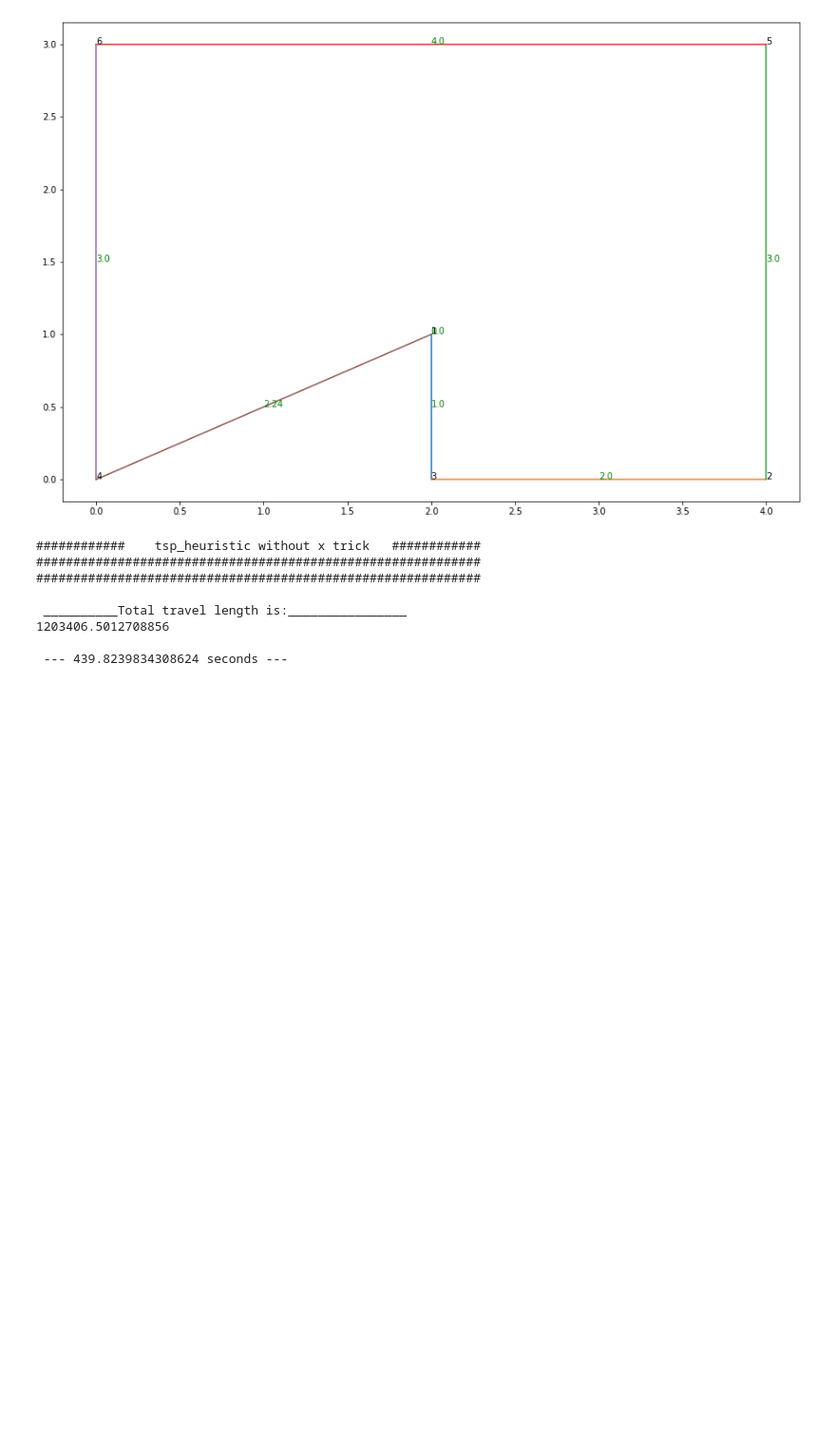
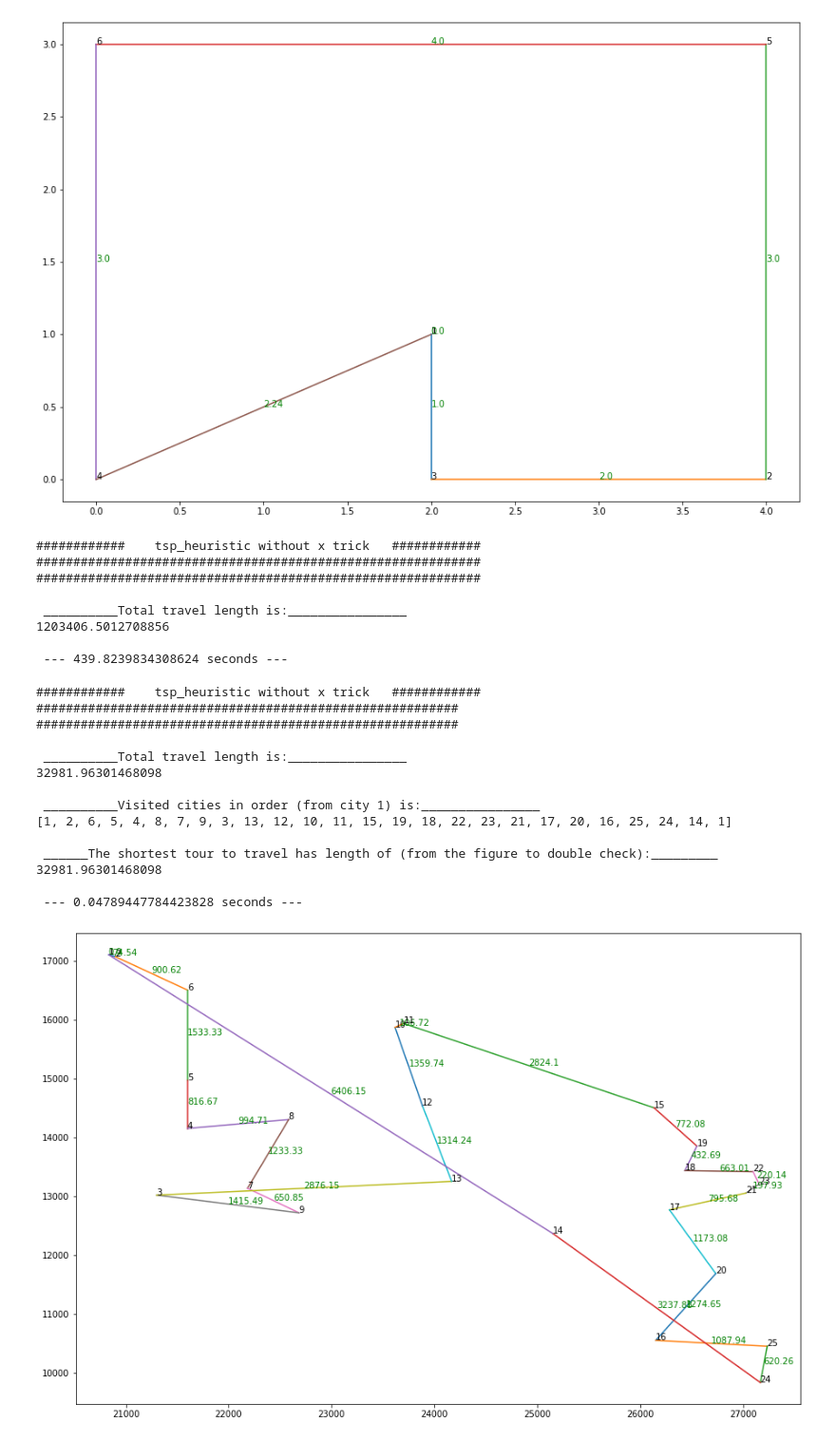
Before and after one commit to saniaki/tsp, a Jupyter notebook: tsp_heuristic/tsp_heuristic .ipynb, the cells around one changed output. Shown at 95% size. Cells and saved outputs as stored; diff of their text form; code cells hidden in the pictures; blank space fills up the shorter version.

```diff
--- a/tsp_heuristic/tsp_heuristic .ipynb
+++ b/tsp_heuristic/tsp_heuristic .ipynb
@@ -204,3 +204,44 @@ print("\n --- %s seconds ---" % (time.time() - start_time))
 1203406.5012708856
 
  --- 439.8239834308624 seconds ---
+# %%
+# reading the input file as a list
+with open('tsp.txt') as f:
+    reader = csv.reader(f, delimiter=" ")
+    d = list(reader)
+
+n  = int(d[0][0]) # n is number of cities
+d.pop(0)
+
+d = [[int(i[0]),float(i[1]),float(i[2])] for i in d] # convert d into integers
+
+start_time = time.time()
+tsp, total_travel_length = tsp_heuristic(d)
+print('############    tsp_heuristic without x trick   ############')
+print('#########################################################')
+print('#########################################################')
+print('\n __________Total travel length is:________________')
+print(total_travel_length)
+print('\n __________Visited cities in order (from city 1) is:________________')
+print(tsp)
+print('\n ______The shortest tour to travel has length of (from the figure to double check):_________')
+tot_dist = plot_TSP(tsp,d)
+print(tot_dist)
+
+print("\n --- %s seconds ---" % (time.time() - start_time))
+# %% [output]
+############    tsp_heuristic without x trick   ############
+#########################################################
+#########################################################
+
+ __________Total travel length is:________________
+32981.96301468098
+
+ __________Visited cities in order (from city 1) is:________________
+[1, 2, 6, 5, 4, 8, 7, 9, 3, 13, 12, 10, 11, 15, 19, 18, 22, 23, 21, 17, 20, 16, 25, 24, 14, 1]
+
+ ______The shortest tour to travel has length of (from the figure to double check):_________
+32981.96301468098
+
+ --- 0.04789447784423828 seconds ---
+[figure, added]
```
Also changed, not shown: 1 other file.
